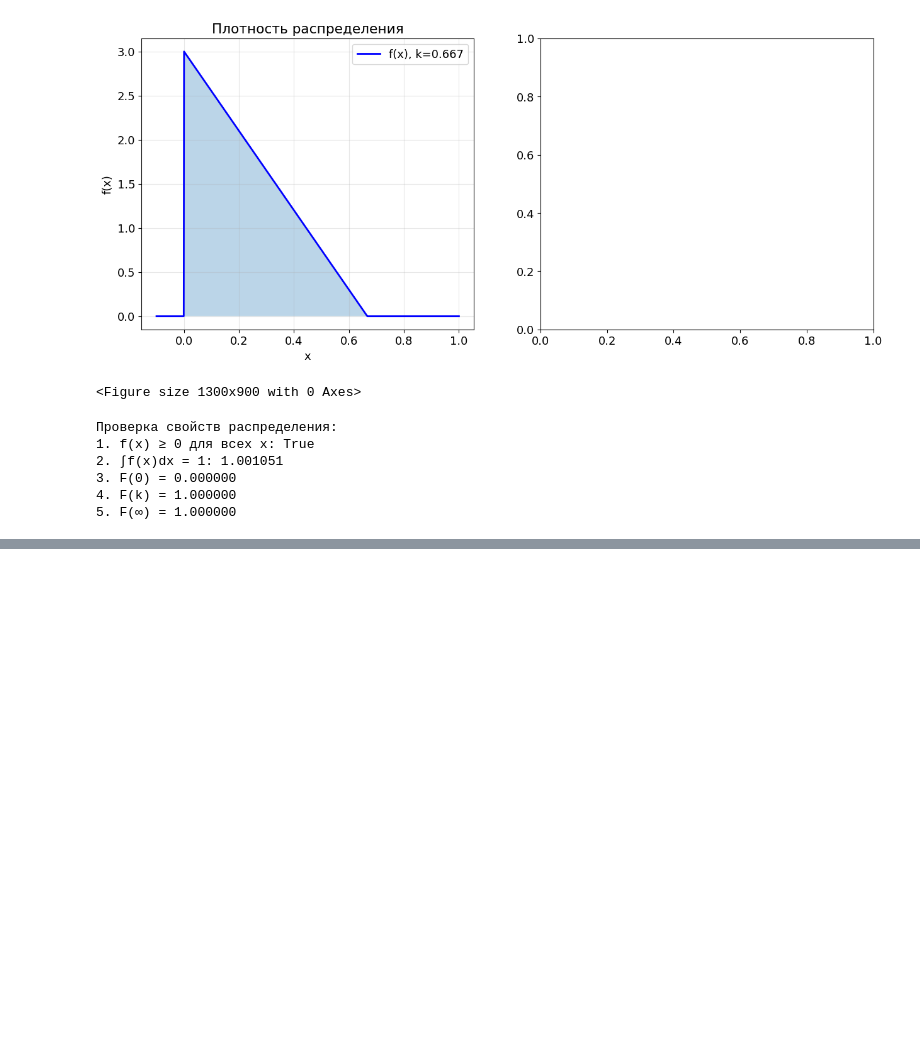
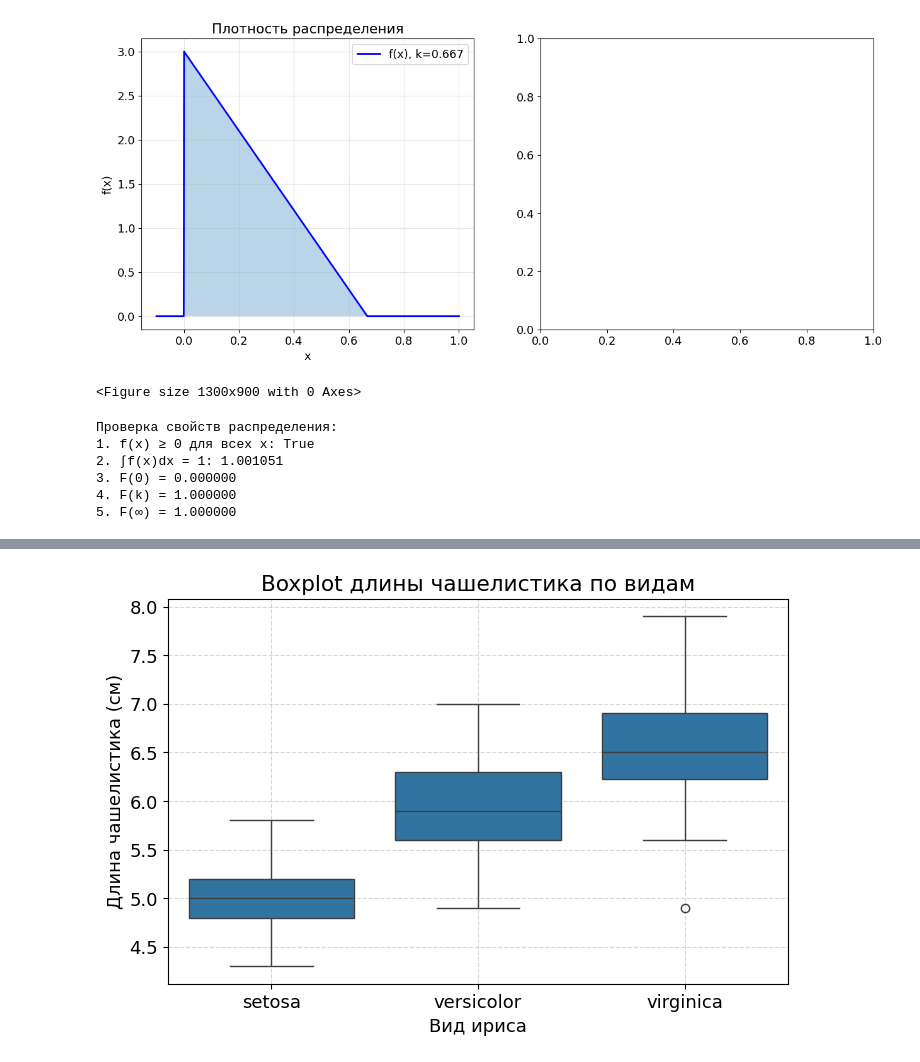
Before and after one commit to petduck369/Probability_distribution_function, a Jupyter notebook: lesson.ipynb, the cells around one changed output, grey strips where cells are left out. Cells and saved outputs as stored; diff of their text form; code cells hidden in the pictures; blank space fills up the shorter version.

```diff
--- a/lesson.ipynb
+++ b/lesson.ipynb
@@ -297,0 +441,11 @@ print(f"5. F(∞) = {F(10, k):.6f}")
+# %%
+# Boxplot по видам
+pl.figure(figsize=(8, 5))
+sns.boxplot(data=df, x='species', y='sepal length (cm)')
+pl.title('Boxplot длины чашелистика по видам')
+pl.xlabel('Вид ириса')
+pl.ylabel('Длина чашелистика (см)')
+pl.grid(True, linestyle='--', alpha=0.5)
+pl.show()
+# %% [output]
+[figure, added]
```
Also changed, not shown: parts of 12 cells of this notebook, 1 other file.
